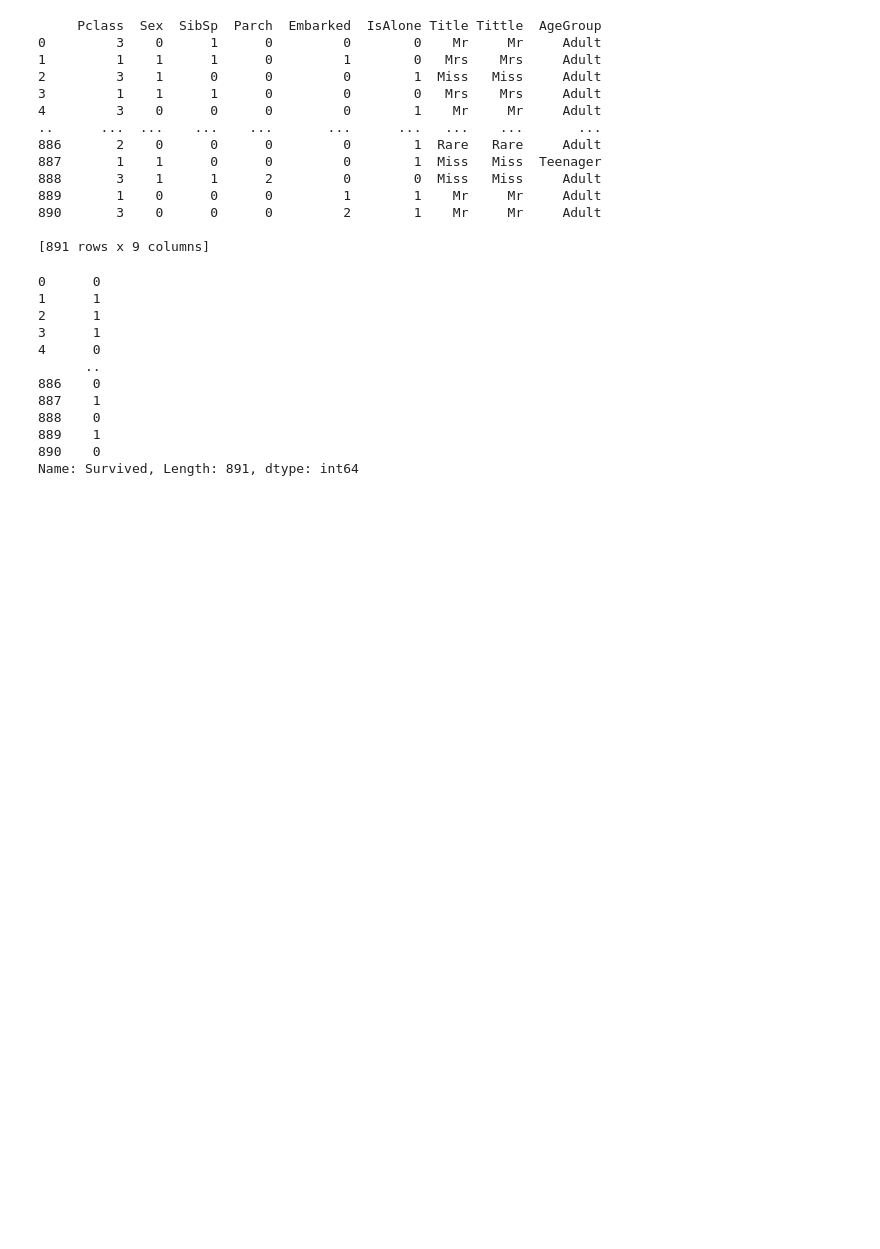
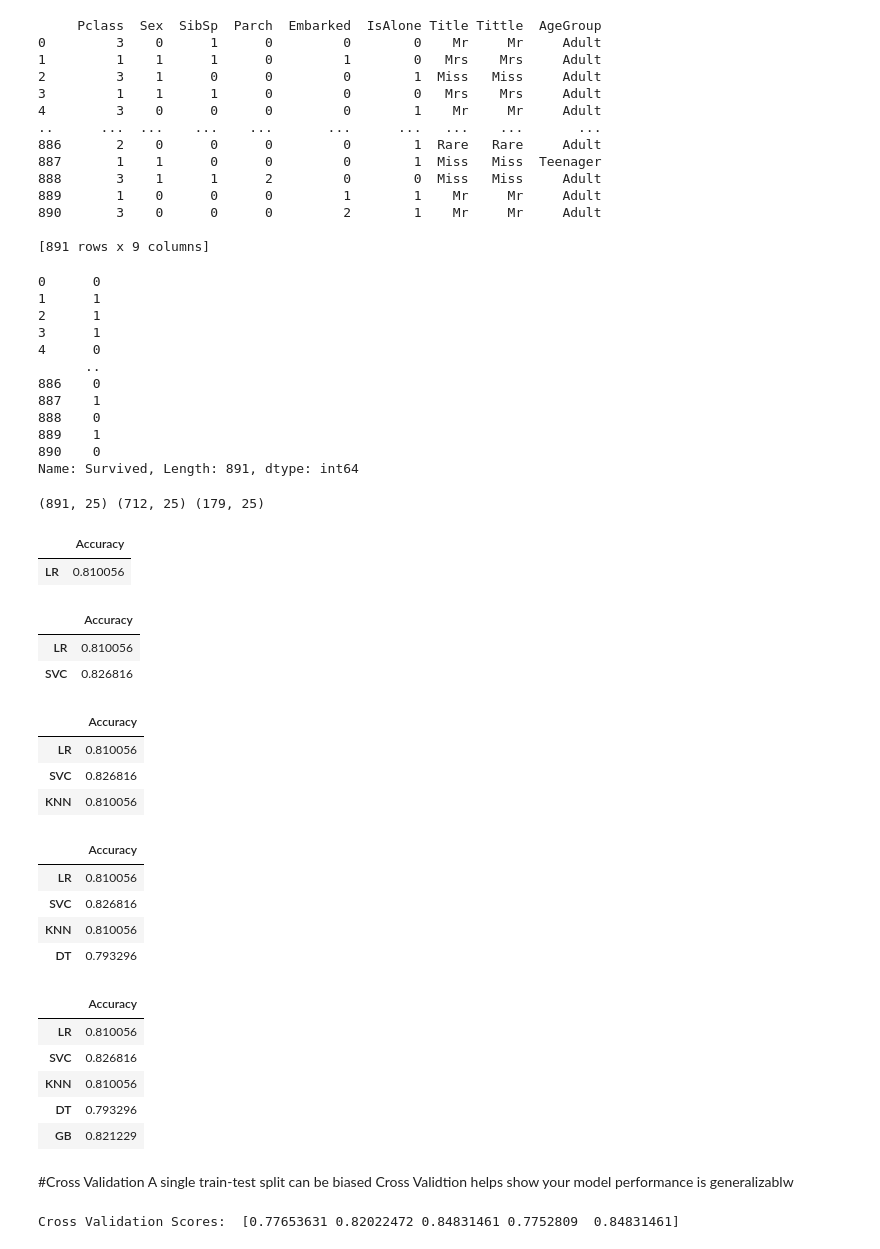
Before and after one commit to JyotikaUppar/CodSoft, a Jupyter notebook: Titanic.ipynb, the cells around one changed output. Saved outputs shown, nothing was run; the diff lists cells and outputs as text; code cells hidden in the pictures; blank space fills up the shorter version.

```diff
--- a/Titanic.ipynb
+++ b/Titanic.ipynb
@@ -294,3 +294,7 @@ Name: Survived, Length: 891, dtype: int64
 # %%
 #spliting the data into training data & Testing data
 X_train, X_test, Y_train, Y_test = train_test_split(X,Y, test_size=0.2, random_state=3)
+# %%
+print(X.shape, X_train.shape, X_test.shape)
+# %% [output]
+(891, 25) (712, 25) (179, 25)
@@ -296,0 +306,50 @@ X_train, X_test, Y_train, Y_test = train_test_split(X,Y, test_size=0.2, random_s
+# %%
+# Split the data into training and testing sets *after* encoding
+X_train, X_test, Y_train, Y_test = train_test_split(X,Y, test_size=0.2, random_state=3)
+
+
+# Now, you can train your models
+models = {
+    "LR": LogisticRegression(),
+    "SVC": SVC(),
+    "KNN": KNeighborsClassifier(),
+    "DT": DecisionTreeClassifier(),
+    "GB": GradientBoostingClassifier()
+}
+result ={}
+for name , model in models.items():
+  model.fit(X_train,Y_train)
+  result[name] = model.score(X_test,Y_test)
+  display(pd.DataFrame.from_dict(result,orient='index',columns =["Accuracy"]))
+# %% [output]
+|  | Accuracy |
+| LR | 0.810056 |
+|  | Accuracy |
+| LR | 0.810056 |
+| SVC | 0.826816 |
+|  | Accuracy |
+| LR | 0.810056 |
+| SVC | 0.826816 |
+| KNN | 0.810056 |
+|  | Accuracy |
+| LR | 0.810056 |
+| SVC | 0.826816 |
+| KNN | 0.810056 |
+| DT | 0.793296 |
+|  | Accuracy |
+| LR | 0.810056 |
+| SVC | 0.826816 |
+| KNN | 0.810056 |
+| DT | 0.793296 |
+| GB | 0.821229 |
+# %% [markdown]
+#Cross Validation
+A single train-test split can be biased Cross Validtion helps show your model performance is generalizablw
+# %%
+from sklearn.model_selection import cross_val_score
+from sklearn.ensemble import RandomForestClassifier
+random_forest_model = RandomForestClassifier(n_estimators=200)
+scores = cross_val_score(random_forest_model, X, Y, cv=5)
+print("Cross Validation Scores: ", scores)
+# %% [output]
+Cross Validation Scores:  [0.77653631 0.82022472 0.84831461 0.7752809  0.84831461]
```
Also changed, not shown: parts of 8 cells of this notebook.
